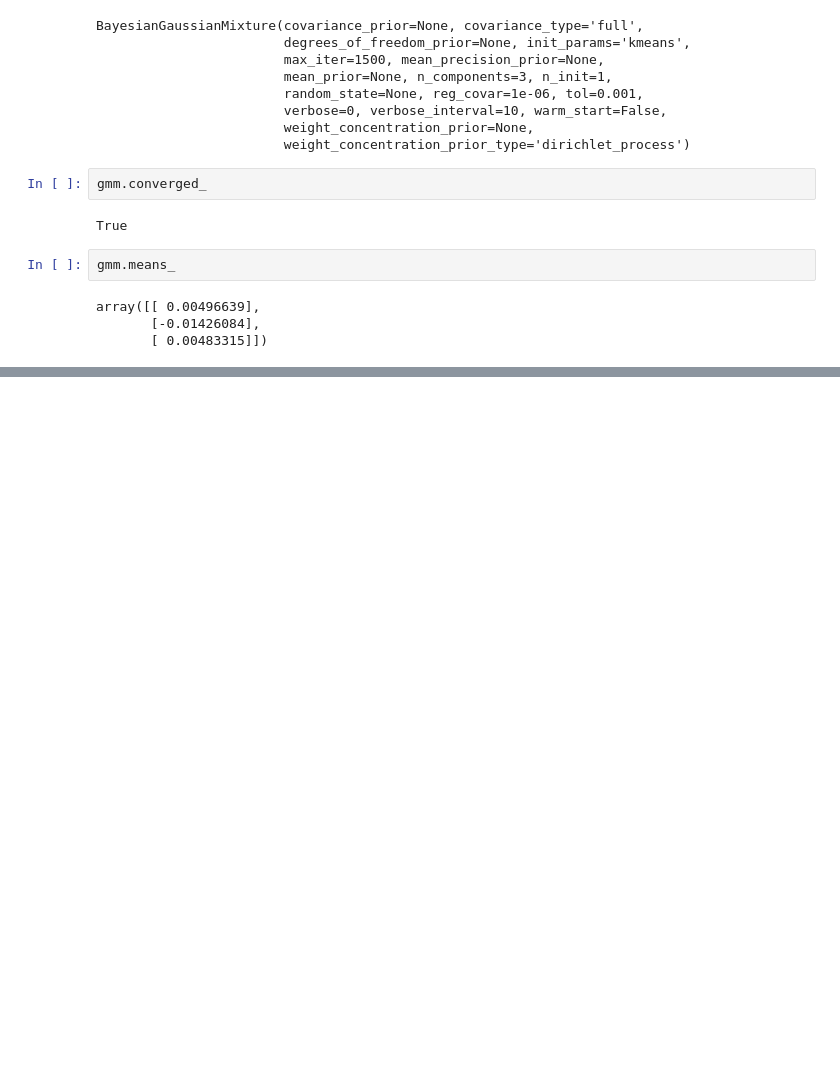
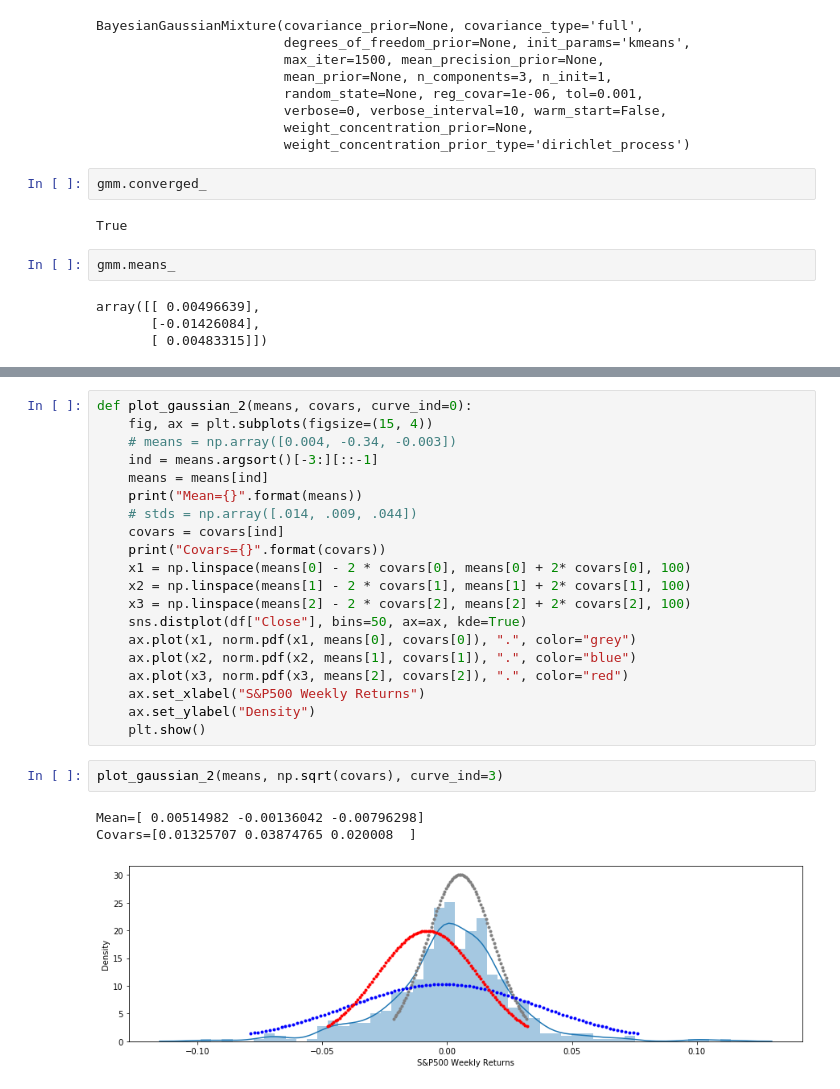
Before and after one commit to ygrepo/Time-Series, a Jupyter notebook: homeworks/hw3/hw3.ipynb, the cells around one changed output, grey strips where cells are left out. Cells and saved outputs as stored; diff of their text form; blank space fills up the shorter version.

```diff
--- a/homeworks/hw3/hw3.ipynb
+++ b/homeworks/hw3/hw3.ipynb
@@ -142,0 +158,26 @@ Stds=[0.00168781 0.00019083 0.00067301]
+# %%
+def plot_gaussian_2(means, covars, curve_ind=0):
+    fig, ax = plt.subplots(figsize=(15, 4))
+    # means = np.array([0.004, -0.34, -0.003])
+    ind = means.argsort()[-3:][::-1]
+    means = means[ind]
+    print("Mean={}".format(means))
+    # stds = np.array([.014, .009, .044])
+    covars = covars[ind]
+    print("Covars={}".format(covars))
+    x1 = np.linspace(means[0] - 2 * covars[0], means[0] + 2* covars[0], 100)
+    x2 = np.linspace(means[1] - 2 * covars[1], means[1] + 2* covars[1], 100)
+    x3 = np.linspace(means[2] - 2 * covars[2], means[2] + 2* covars[2], 100)
+    sns.distplot(df["Close"], bins=50, ax=ax, kde=True)
+    ax.plot(x1, norm.pdf(x1, means[0], covars[0]), ".", color="grey")
+    ax.plot(x2, norm.pdf(x2, means[1], covars[1]), ".", color="blue")
+    ax.plot(x3, norm.pdf(x3, means[2], covars[2]), ".", color="red")
+    ax.set_xlabel("S&P500 Weekly Returns")
+    ax.set_ylabel("Density")
+    plt.show()
+# %%
+plot_gaussian_2(means, np.sqrt(covars), curve_ind=3)
+# %% [output]
+Mean=[ 0.00514982 -0.00136042 -0.00796298]
+Covars=[0.01325707 0.03874765 0.020008  ]
+[figure, added]
```
Also changed, not shown: parts of 5 cells of this notebook, 2 other files.
